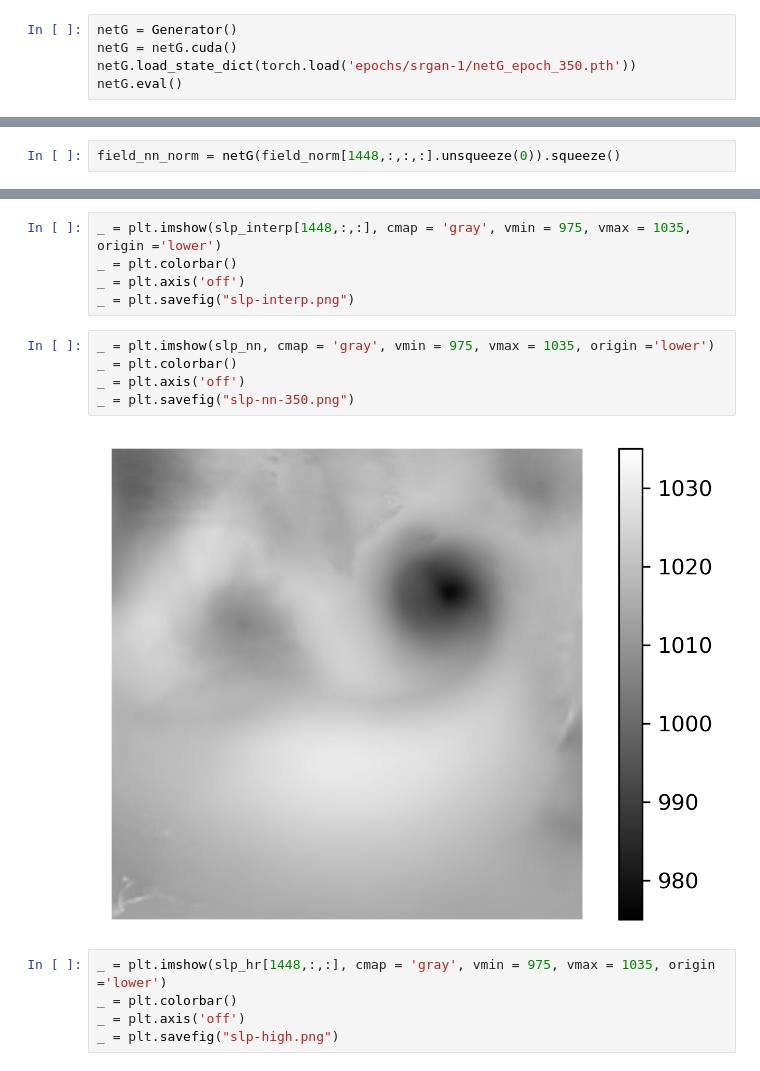
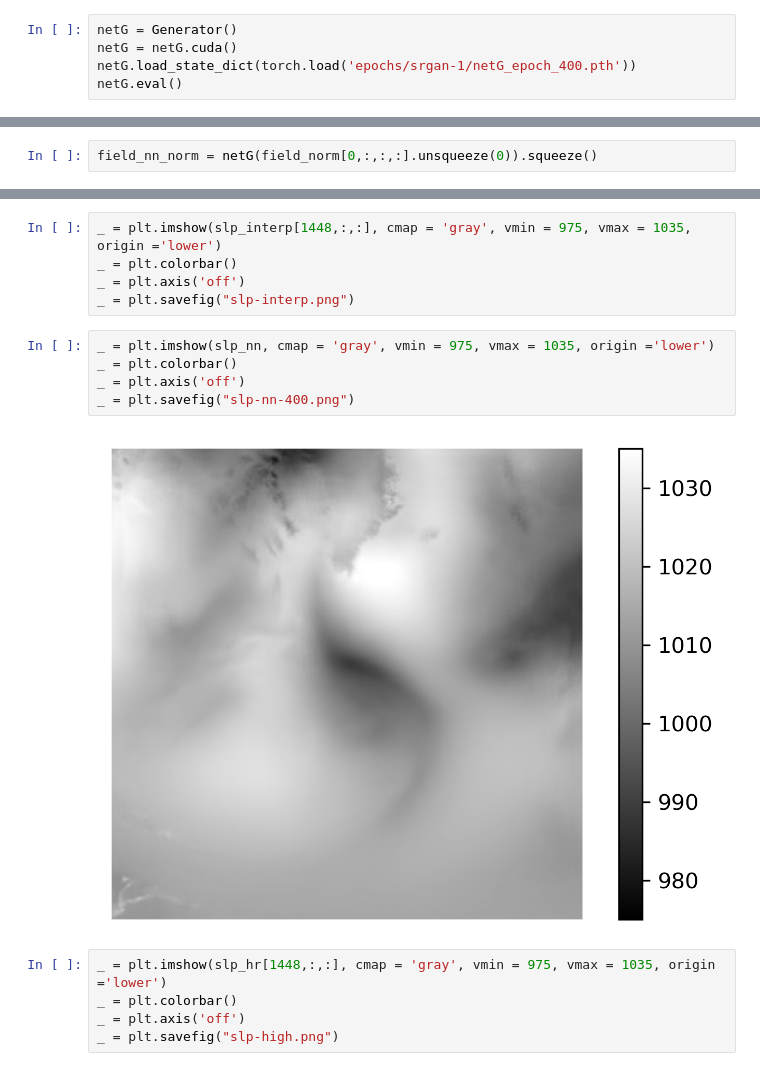
Before and after one commit to VRezvov/master-thesis, a Jupyter notebook: Images.ipynb, the cells around one changed output, grey strips where cells are left out. Saved outputs shown, nothing was run; the diff lists cells and outputs as text.

Commit message:
SRGAN-1 400 epochs

```diff
--- a/Images.ipynb
+++ b/Images.ipynb
@@ -68,7 +68,7 @@ class ResidualBlock(nn.Module):
 # %%
 netG = Generator()
 netG = netG.cuda()
-netG.load_state_dict(torch.load('epochs/srgan-1/netG_epoch_350.pth'))
+netG.load_state_dict(torch.load('epochs/srgan-1/netG_epoch_400.pth'))
 netG.eval()
 # %% [output]
 Generator(
@@ -112,7 +112,7 @@ field_norm[:,0,:,:] = (field_lr_tensor[:,0,:,:]+40)/80
 field_norm[:,1,:,:] = (field_lr_tensor[:,1,:,:]+40)/80
 field_norm[:,2,:,:] = (field_lr_tensor[:,2,:,:]-940)/120
 # %%
-field_nn_norm = netG(field_norm[1448,:,:,:].unsqueeze(0)).squeeze()
+field_nn_norm = netG(field_norm[0,:,:,:].unsqueeze(0)).squeeze()
 # %%
 field_nn_norm = field_nn_norm.cpu().detach().numpy()
 # %%
@@ -183,10 +183,10 @@ _ = plt.savefig("slp-interp.png")
 # %%
 _ = plt.imshow(slp_nn, cmap = 'gray', vmin = 975, vmax = 1035, origin ='lower')
 _ = plt.colorbar()
 _ = plt.axis('off')
-_ = plt.savefig("slp-nn-350.png")
+_ = plt.savefig("slp-nn-400.png")
 # %% [output]
-[figure, old version]
+[figure, new version]
 # %%
 _ = plt.imshow(slp_hr[1448,:,:], cmap = 'gray', vmin = 975, vmax = 1035, origin ='lower')
 _ = plt.colorbar()
```
Also changed, not shown: parts of 1 cell of this notebook, 7 other files.
